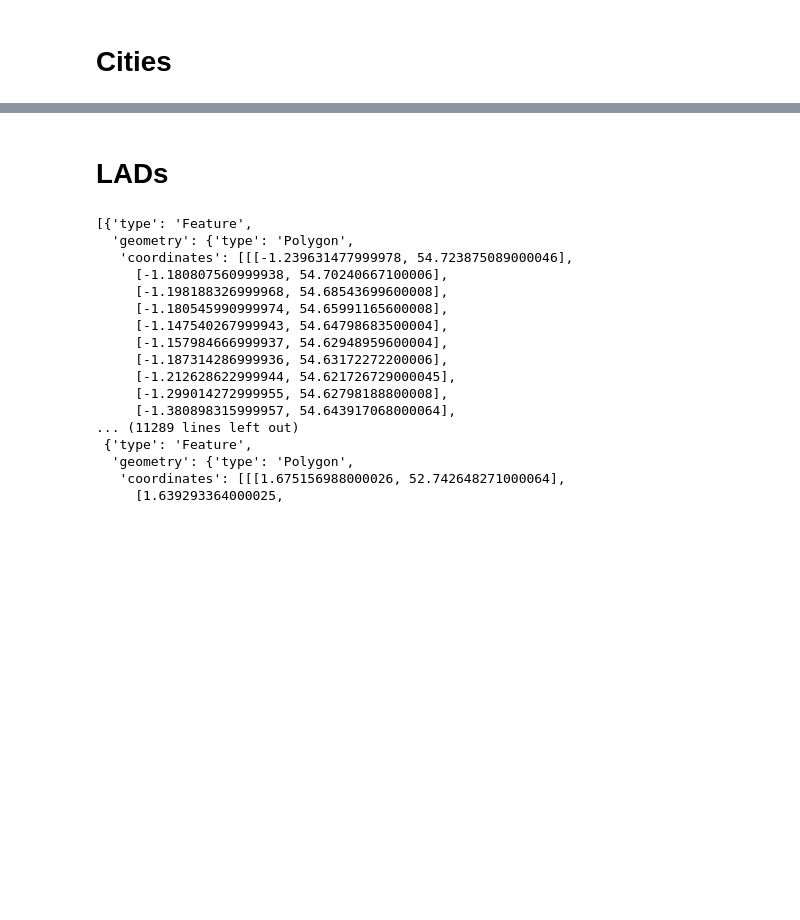
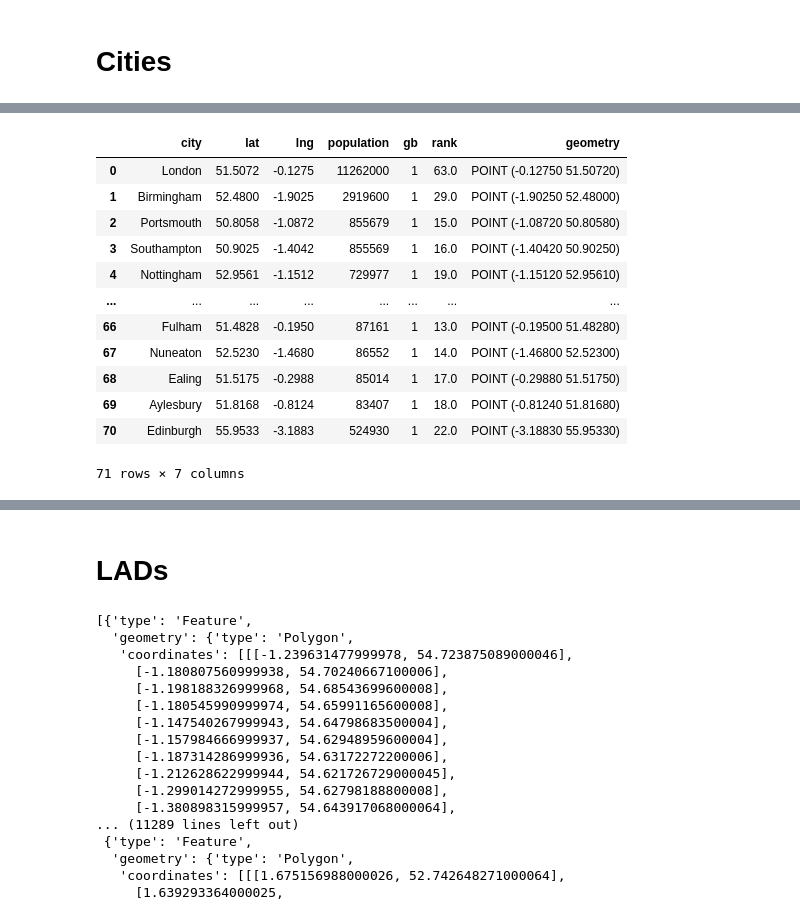
Before and after one commit to FM-ds/NomisMaps, a Jupyter notebook: prepGeoData.ipynb, the cells around one changed output, grey strips where cells are left out. Drawn from its saved outputs; the diff is of its cells as text; code cells hidden in the pictures; blank space fills up the shorter version.

```diff
--- a/prepGeoData.ipynb
+++ b/prepGeoData.ipynb
@@ -26,0 +127,16 @@ gdf.to_csv('geoData/cleaned_uk_cities.csv', index=False)
+# %%
+gdf
+# %% [output]
+|  | city | lat | lng | population | gb | rank | geometry |
+| 0 | London | 51.5072 | -0.1275 | 11262000 | 1 | 63.0 | POINT (-0.12750 51.50720) |
+| 1 | Birmingham | 52.4800 | -1.9025 | 2919600 | 1 | 29.0 | POINT (-1.90250 52.48000) |
+| 2 | Portsmouth | 50.8058 | -1.0872 | 855679 | 1 | 15.0 | POINT (-1.08720 50.80580) |
+| 3 | Southampton | 50.9025 | -1.4042 | 855569 | 1 | 16.0 | POINT (-1.40420 50.90250) |
+| 4 | Nottingham | 52.9561 | -1.1512 | 729977 | 1 | 19.0 | POINT (-1.15120 52.95610) |
+| ... | ... | ... | ... | ... | ... | ... | ... |
+| 66 | Fulham | 51.4828 | -0.1950 | 87161 | 1 | 13.0 | POINT (-0.19500 51.48280) |
+| 67 | Nuneaton | 52.5230 | -1.4680 | 86552 | 1 | 14.0 | POINT (-1.46800 52.52300) |
+| 68 | Ealing | 51.5175 | -0.2988 | 85014 | 1 | 17.0 | POINT (-0.29880 51.51750) |
+| 69 | Aylesbury | 51.8168 | -0.8124 | 83407 | 1 | 18.0 | POINT (-0.81240 51.81680) |
+| 70 | Edinburgh | 55.9533 | -3.1883 | 524930 | 1 | 22.0 | POINT (-3.18830 55.95330) |
+71 rows × 7 columns
```
Also changed, not shown: parts of 6 cells of this notebook, 4 other files.
